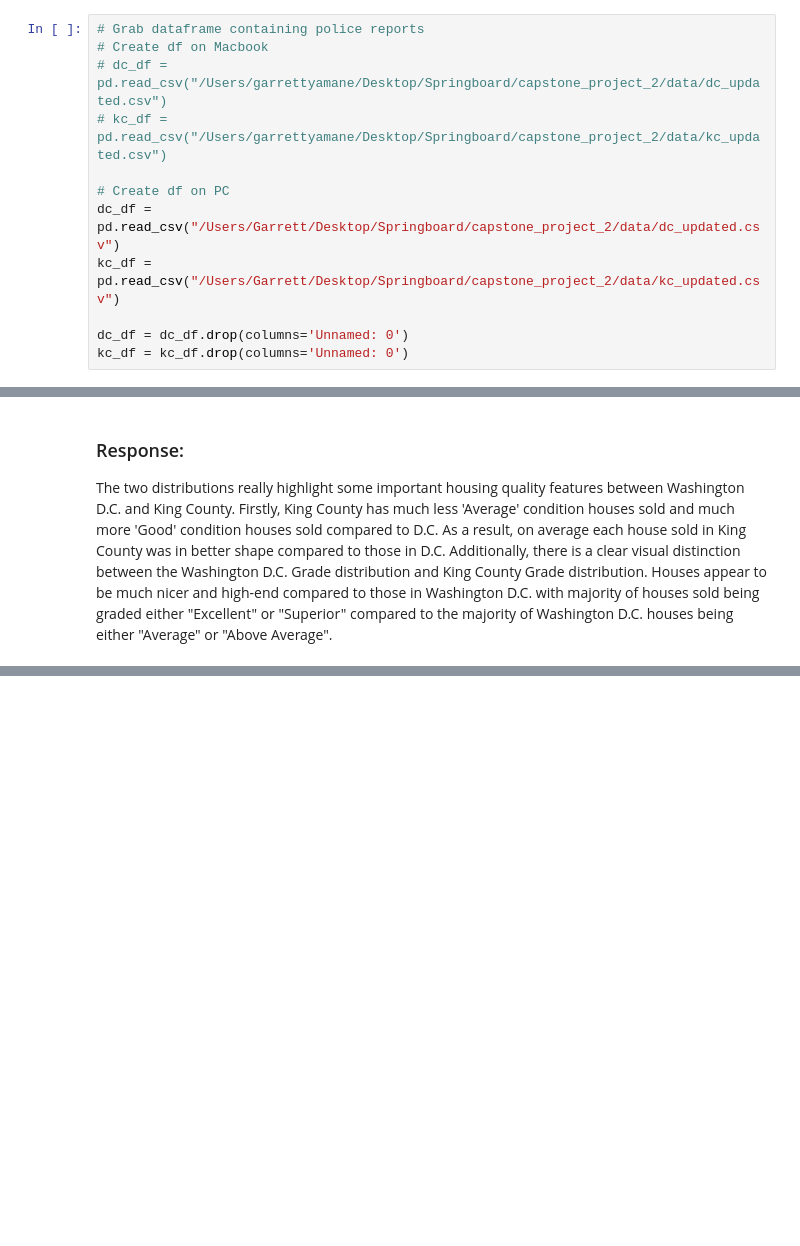
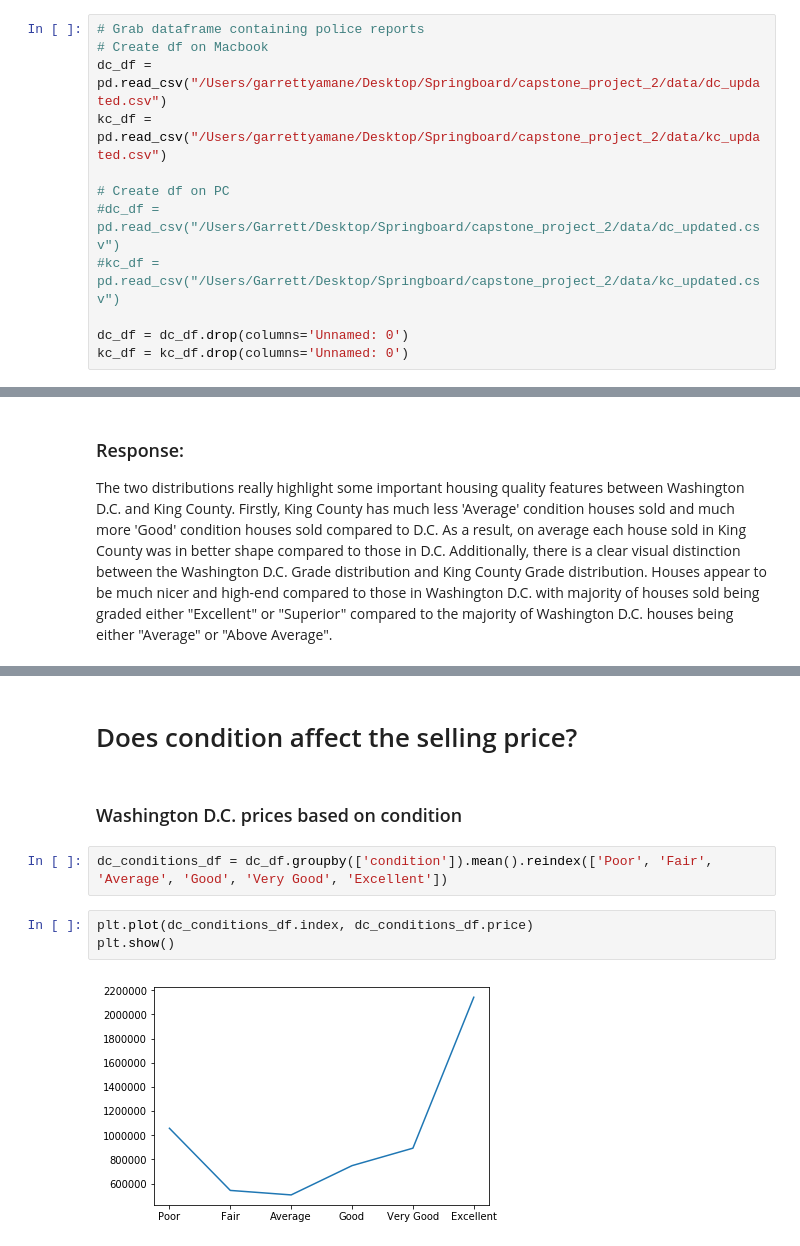
Before and after one commit to gyamane/Springboard, a Jupyter notebook: capstone_project_2/Exploratory_Data_Analysis.ipynb, the cells around one changed output, grey strips where cells are left out. Saved outputs shown, nothing was run; the diff lists cells and outputs as text; blank space fills up the shorter version.

Commit message:
Started Grade and Condition

```diff
--- a/capstone_project_2/Exploratory_Data_Analysis.ipynb
+++ b/capstone_project_2/Exploratory_Data_Analysis.ipynb
@@ -13,12 +13,12 @@ import datetime as dt
 # %%
 # Grab dataframe containing police reports
 # Create df on Macbook
-# dc_df = pd.read_csv("/Users/garrettyamane/Desktop/Springboard/capstone_project_2/data/dc_updated.csv")
-# kc_df = pd.read_csv("/Users/garrettyamane/Desktop/Springboard/capstone_project_2/data/kc_updated.csv")
+dc_df = pd.read_csv("/Users/garrettyamane/Desktop/Springboard/capstone_project_2/data/dc_updated.csv")
+kc_df = pd.read_csv("/Users/garrettyamane/Desktop/Springboard/capstone_project_2/data/kc_updated.csv")
 
 # Create df on PC
-dc_df = pd.read_csv("/Users/Garrett/Desktop/Springboard/capstone_project_2/data/dc_updated.csv")
-kc_df = pd.read_csv("/Users/Garrett/Desktop/Springboard/capstone_project_2/data/kc_updated.csv")
+#dc_df = pd.read_csv("/Users/Garrett/Desktop/Springboard/capstone_project_2/data/dc_updated.csv")
+#kc_df = pd.read_csv("/Users/Garrett/Desktop/Springboard/capstone_project_2/data/kc_updated.csv")
 
 dc_df = dc_df.drop(columns='Unnamed: 0')
 kc_df = kc_df.drop(columns='Unnamed: 0')
@@ -374,0 +409,11 @@ The two distributions really highlight some important housing quality features b
+# %% [markdown]
+# Does condition affect the selling price?
+# %% [markdown]
+### Washington D.C. prices based on condition
+# %%
+dc_conditions_df = dc_df.groupby(['condition']).mean().reindex(['Poor', 'Fair', 'Average', 'Good', 'Very Good', 'Excellent'])
+# %%
+plt.plot(dc_conditions_df.index, dc_conditions_df.price)
+plt.show()
+# %% [output]
+[figure, added]
```
Also changed, not shown: parts of 4 cells of this notebook.
